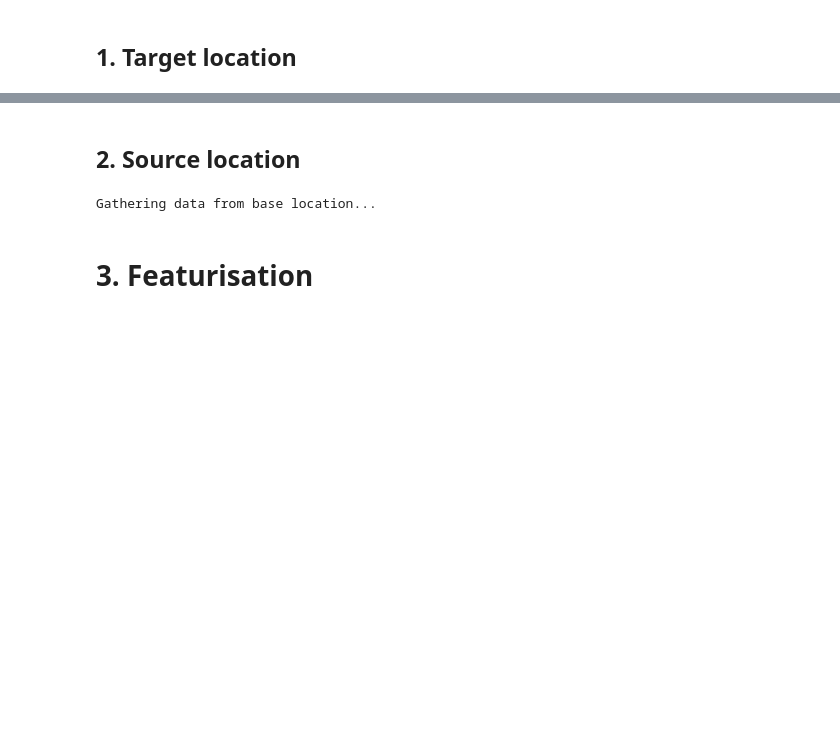
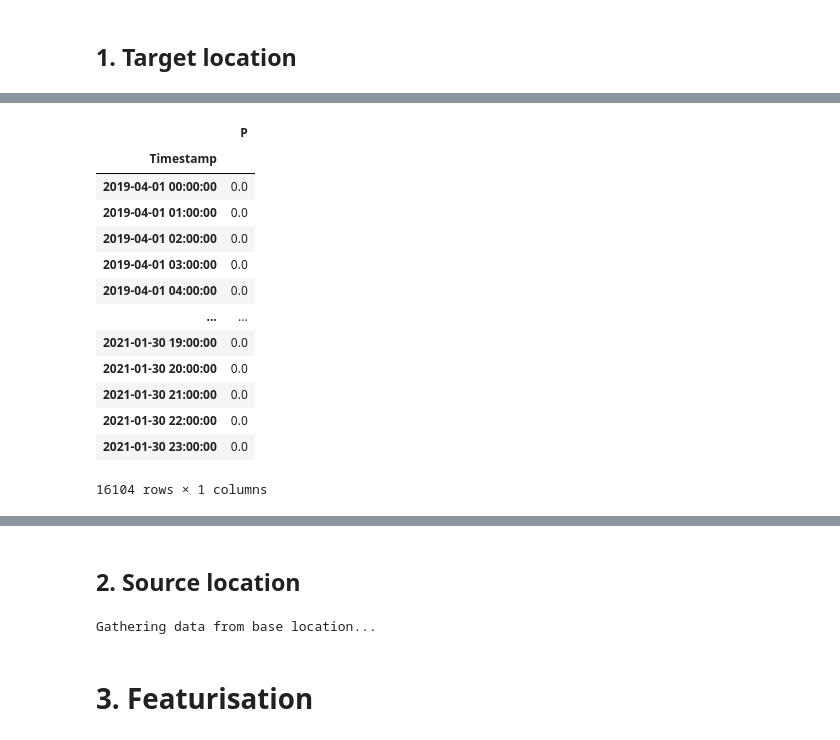
Before and after one commit to Joris-Dprtr/SolNet, a Jupyter notebook: notebooks/base_notebook_BE.ipynb, the cells around one changed output, grey strips where cells are left out. Saved outputs shown, nothing was run; the diff lists cells and outputs as text; code cells hidden in the pictures; blank space fills up the shorter version.

```diff
--- a/notebooks/base_notebook_BE.ipynb
+++ b/notebooks/base_notebook_BE.ipynb
@@ -69,6 +69,23 @@ if not os.path.exists(data_folder):
 if not os.path.exists(model_folder):
     os.makedirs(model_folder)
 # %%
-data_be = pd.read_csv('../data/belgium/' + data_name + '.csv', index_col="Timestamp", parse_dates=True)
+data_be = pd.read_csv('../data/belgium/' + system + '.csv', index_col="Timestamp", parse_dates=True)
+# %%
+data_be
+# %% [output]
+|  | P |
+| Timestamp |  |
+| 2019-04-01 00:00:00 | 0.0 |
+| 2019-04-01 01:00:00 | 0.0 |
+| 2019-04-01 02:00:00 | 0.0 |
+| 2019-04-01 03:00:00 | 0.0 |
+| 2019-04-01 04:00:00 | 0.0 |
+| ... | ... |
+| 2021-01-30 19:00:00 | 0.0 |
+| 2021-01-30 20:00:00 | 0.0 |
+| 2021-01-30 21:00:00 | 0.0 |
+| 2021-01-30 22:00:00 | 0.0 |
+| 2021-01-30 23:00:00 | 0.0 |
+16104 rows × 1 columns
 # %%
 # Remove everything up until the first entry starting at midnight
```
Also changed, not shown: parts of 3 cells of this notebook, 6 other files.
